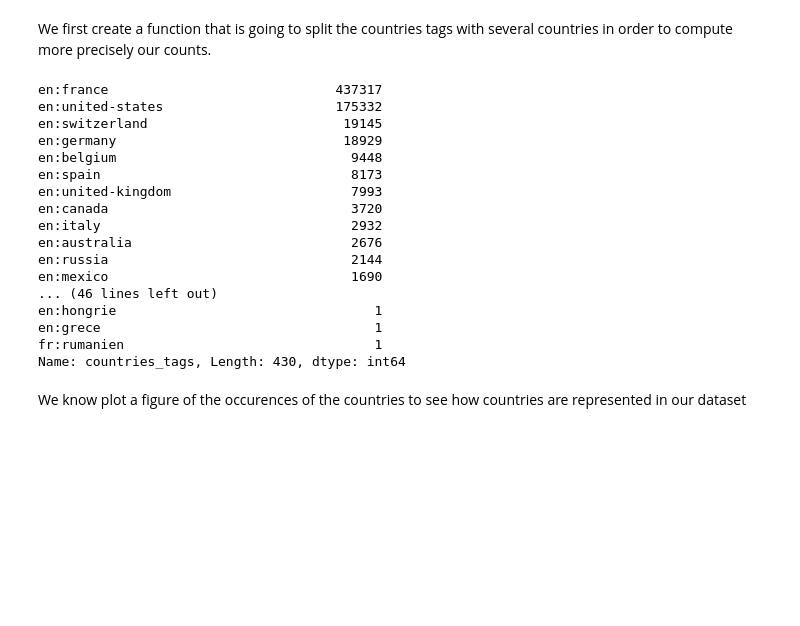
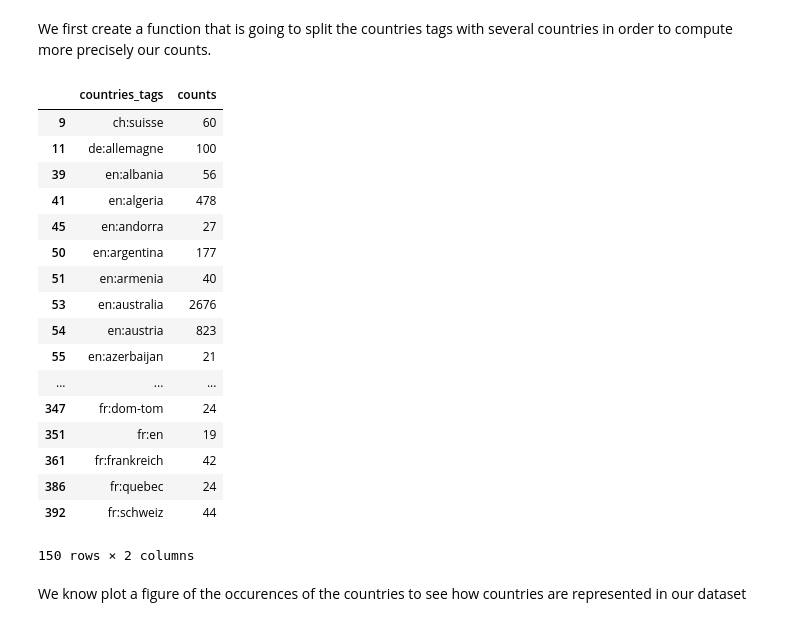
Before and after one commit to aelamran/ADA-project1-Openfoodfacts, a Jupyter notebook: Open Food Fact.ipynb, the cells around one changed output. Saved outputs shown, nothing was run; the diff lists cells and outputs as text; code cells hidden in the pictures; blank space fills up the shorter version.

```diff
--- a/Open Food Fact.ipynb
+++ b/Open Food Fact.ipynb
@@ -356,27 +411,30 @@ def split_tags_df(df, tags_to_split, separator):
 # %%
 # dataframe with distinct countries tags
 cleaned_df = split_tags_df(cleaned_df, 'countries_tags', ',')
+# %%
+df = cleaned_df.groupby('countries_tags').size().reset_index(name='counts')
+df[df['counts']>10]
+# %% [output]
+|  | countries_tags | counts |
+| 9 | ch:suisse | 60 |
+| 11 | de:allemagne | 100 |
+| 39 | en:albania | 56 |
+| 41 | en:algeria | 478 |
+| 45 | en:andorra | 27 |
+| 50 | en:argentina | 177 |
+| 51 | en:armenia | 40 |
+| 53 | en:australia | 2676 |
+| 54 | en:austria | 823 |
+| 55 | en:azerbaijan | 21 |
+| ... | ... | ... |
+| 347 | fr:dom-tom | 24 |
+| 351 | fr:en | 19 |
+| 361 | fr:frankreich | 42 |
+| 386 | fr:quebec | 24 |
+| 392 | fr:schweiz | 44 |
+150 rows × 2 columns
 # %%
 countries_occurences = cleaned_df['countries_tags'].dropna().value_counts()
-countries_occurences
-# %% [output]
-en:france                             437317
-en:united-states                      175332
-en:switzerland                         19145
-en:germany                             18929
-en:belgium                              9448
-en:spain                                8173
-en:united-kingdom                       7993
-en:canada                               3720
-en:italy                                2932
-en:australia                            2676
-en:russia                               2144
-en:mexico                               1690
-... (46 lines left out)
-en:hongrie                                 1
-en:grece                                   1
-fr:rumanien                                1
-Name: countries_tags, Length: 430, dtype: int64
 # %% [markdown]
 We know plot a figure of the occurences of the countries to see how countries are represented in our dataset
 # %%
```
Also changed, not shown: parts of 20 cells of this notebook.
